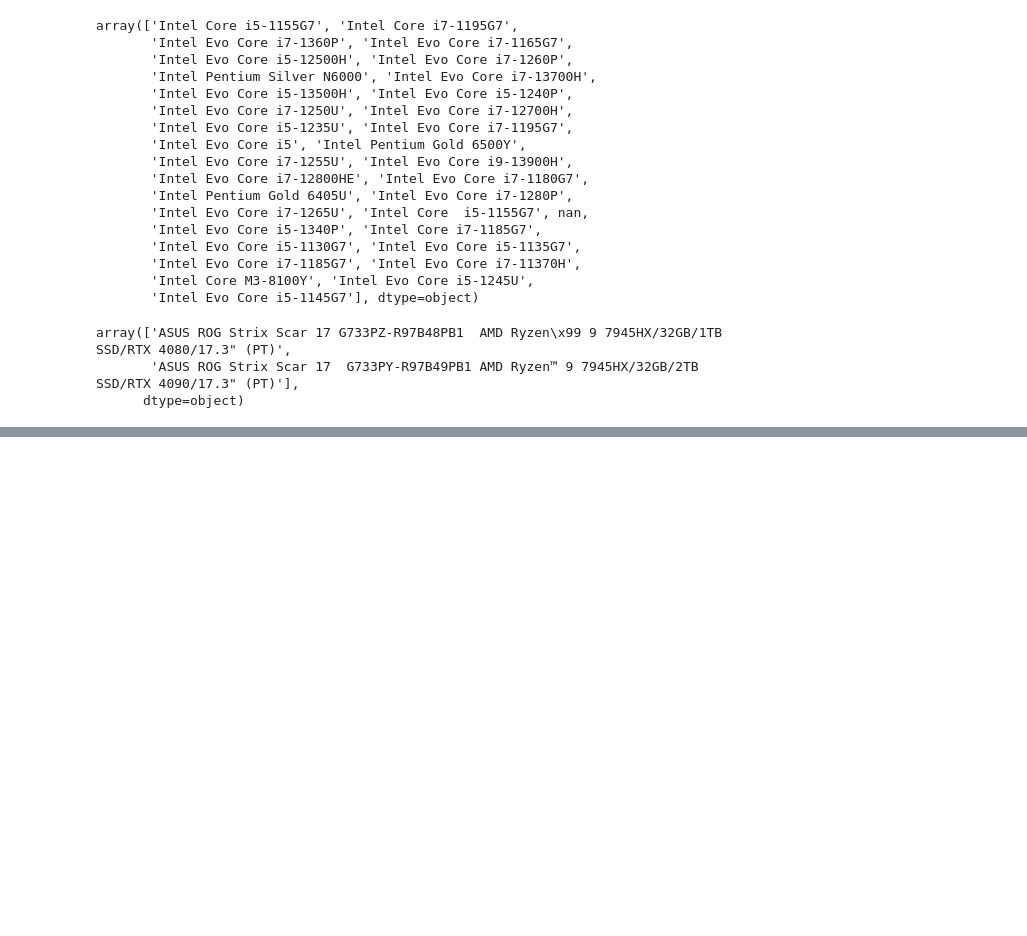
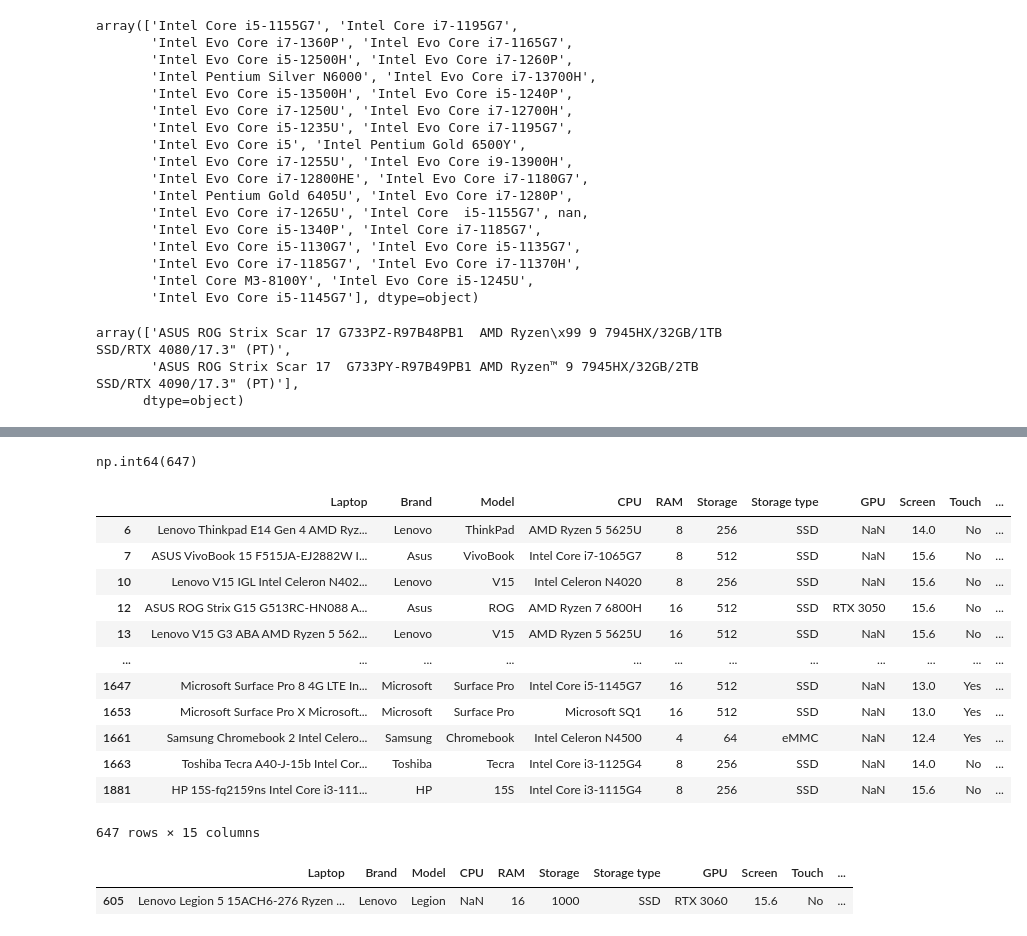
Before and after one commit to f2rra/lappick-ml, a Jupyter notebook: notebooks/exploratory-data-analysis.ipynb, the cells around one changed output, grey strips where cells are left out. Cells and saved outputs as stored; diff of their text form; code cells hidden in the pictures; blank space fills up the shorter version.

```diff
--- a/notebooks/exploratory-data-analysis.ipynb
+++ b/notebooks/exploratory-data-analysis.ipynb
@@ -540,3 +540,5 @@ array(['ASUS ROG Strix Scar 17 G733PZ-R97B48PB1  AMD Ryzen\x99 9 7945HX/32GB/1TB
       dtype=object)
 # %%
 result.loc[result['CPU'].isna(), 'CPU'] = ['AMD Ryzen 9 7945HX', 'AMD Ryzen 9 7945HX']
+# %%
+result[result['CPU_match_score']<70] = merge_benchmark(result[result['CPU_match_score']<70], cpu_df, gpu_df, threshold=50)
@@ -542,0 +624,37 @@ result.loc[result['CPU'].isna(), 'CPU'] = ['AMD Ryzen 9 7945HX', 'AMD Ryzen 9 79
+# %%
+result[(result['CPU_match_score']<80)&(result['CPU_match_score']>=70)].Laptop.count()
+# %% [output]
+np.int64(647)
+# %%
+# --- Gunakan pola gabungan (hanya satu capturing group utama) ---
+pattern_gabungan = r"((AMD Ryzen [a-zA-Z0-9 ]+)|(Intel Celeron [a-zA-Z0-9 ]+)|(AMD Athlon [a-zA-Z0-9 ]+))"
+
+# filter_baris = (result['CPU_match_score']<80)&(result['CPU_match_score']>=70)
+filter_baris = (result['CPU'].isin(['AMD Ryzen 3','AMD Ryzen 5','AMD Ryzen 7','AMD Ryzen 9', 'AMD Athlon', 'Intel Celeron']))
+
+# Gunakan expand=False
+nilai_cpu_baru = result[filter_baris]['Laptop'].str.extract(pattern_gabungan, expand=False)
+
+# Tetapkan nilai
+result.loc[filter_baris, "CPU"] = nilai_cpu_baru[0]
+# %%
+result[(result['CPU_match_score']<80)&(result['CPU_match_score']>=70)]
+# %% [output]
+|  | Laptop | Brand | Model | CPU | RAM | Storage | Storage type | GPU | Screen | Touch | ... |
+| 6 | Lenovo Thinkpad E14 Gen 4 AMD Ryz... | Lenovo | ThinkPad | AMD Ryzen 5 5625U | 8 | 256 | SSD | NaN | 14.0 | No | ... |
+| 7 | ASUS VivoBook 15 F515JA-EJ2882W I... | Asus | VivoBook | Intel Core i7-1065G7 | 8 | 512 | SSD | NaN | 15.6 | No | ... |
+| 10 | Lenovo V15 IGL Intel Celeron N402... | Lenovo | V15 | Intel Celeron N4020 | 8 | 256 | SSD | NaN | 15.6 | No | ... |
+| 12 | ASUS ROG Strix G15 G513RC-HN088 A... | Asus | ROG | AMD Ryzen 7 6800H | 16 | 512 | SSD | RTX 3050 | 15.6 | No | ... |
+| 13 | Lenovo V15 G3 ABA AMD Ryzen 5 562... | Lenovo | V15 | AMD Ryzen 5 5625U | 16 | 512 | SSD | NaN | 15.6 | No | ... |
+| ... | ... | ... | ... | ... | ... | ... | ... | ... | ... | ... | ... |
+| 1647 | Microsoft Surface Pro 8 4G LTE In... | Microsoft | Surface Pro | Intel Core i5-1145G7 | 16 | 512 | SSD | NaN | 13.0 | Yes | ... |
+| 1653 | Microsoft Surface Pro X Microsoft... | Microsoft | Surface Pro | Microsoft SQ1 | 16 | 512 | SSD | NaN | 13.0 | Yes | ... |
+| 1661 | Samsung Chromebook 2 Intel Celero... | Samsung | Chromebook | Intel Celeron N4500 | 4 | 64 | eMMC | NaN | 12.4 | Yes | ... |
+| 1663 | Toshiba Tecra A40-J-15b Intel Cor... | Toshiba | Tecra | Intel Core i3-1125G4 | 8 | 256 | SSD | NaN | 14.0 | No | ... |
+| 1881 | HP 15S-fq2159ns Intel Core i3-111... | HP | 15S | Intel Core i3-1115G4 | 8 | 256 | SSD | NaN | 15.6 | No | ... |
+647 rows × 15 columns
+# %%
+result[result['CPU'].isna()]
+# %% [output]
+|  | Laptop | Brand | Model | CPU | RAM | Storage | Storage type | GPU | Screen | Touch | ... |
+| 605 | Lenovo Legion 5 15ACH6-276 Ryzen ... | Lenovo | Legion | NaN | 16 | 1000 | SSD | RTX 3060 | 15.6 | No | ... |
```
Also changed, not shown: parts of 21 cells of this notebook.
